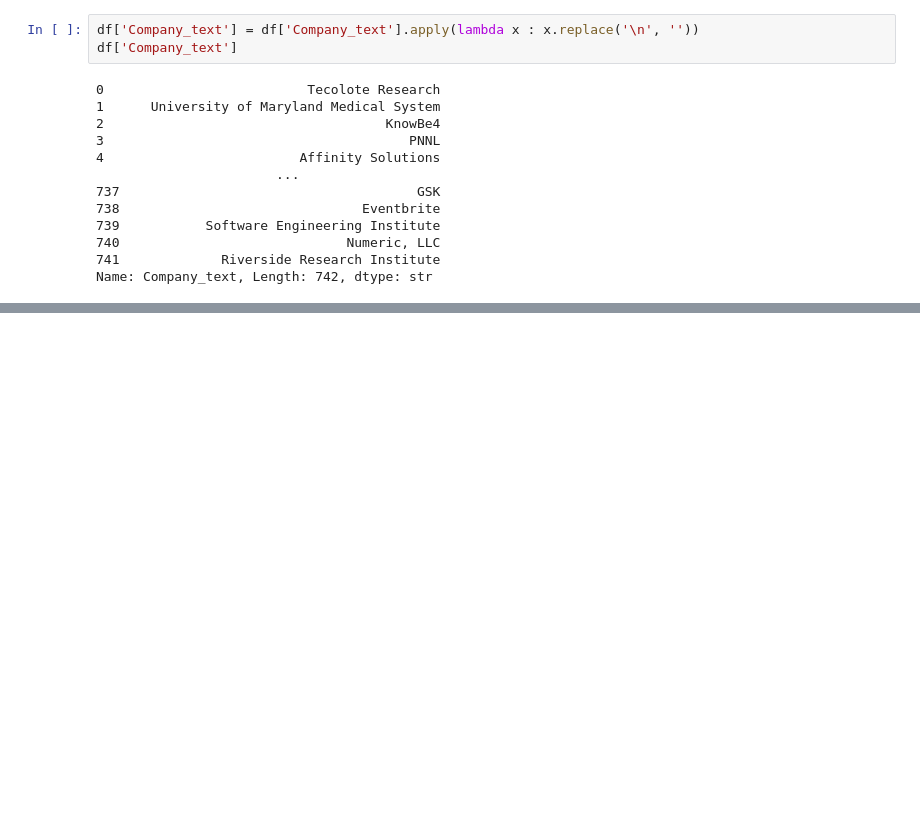
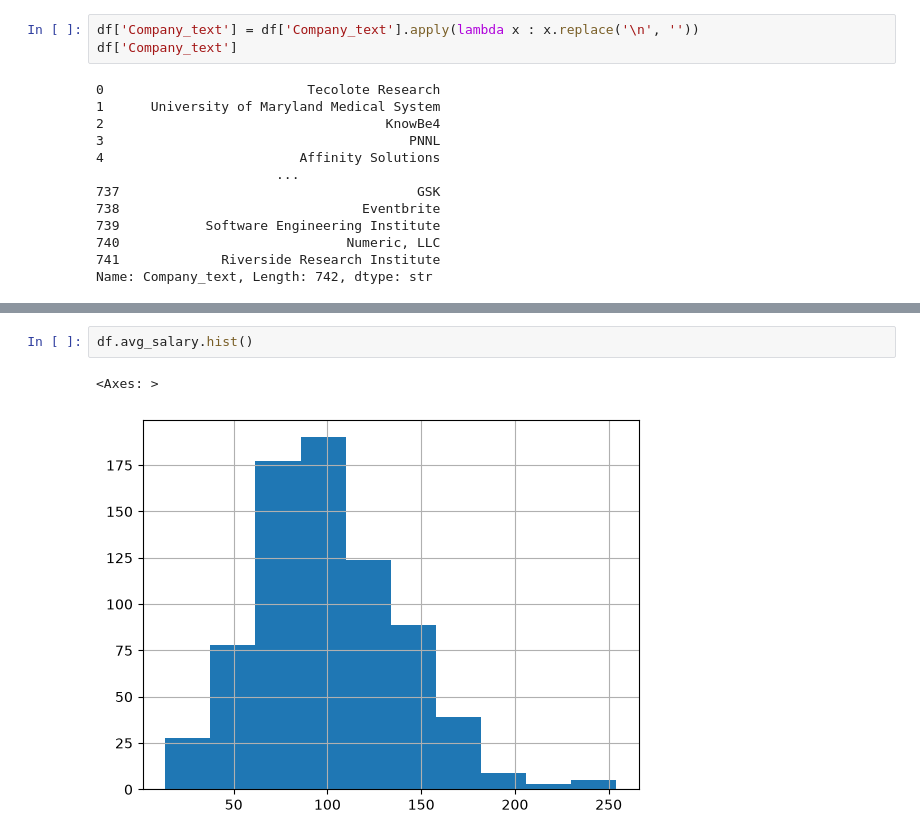
Before and after one commit to MahdiZakaleh/Olympic-Sports-and-Medals_1896-2014, a Jupyter notebook: data_eda.ipynb, the cells around one changed output, grey strips where cells are left out. Drawn from its saved outputs; the diff is of its cells as text; blank space fills up the shorter version.

```diff
--- a/data_eda.ipynb
+++ b/data_eda.ipynb
@@ -166,0 +183,5 @@ df.describe()
+# %%
+df.avg_salary.hist()
+# %% [output]
+<Axes: >
+[figure, added]
```
Also changed, not shown: parts of 23 cells of this notebook, 1 other file.
